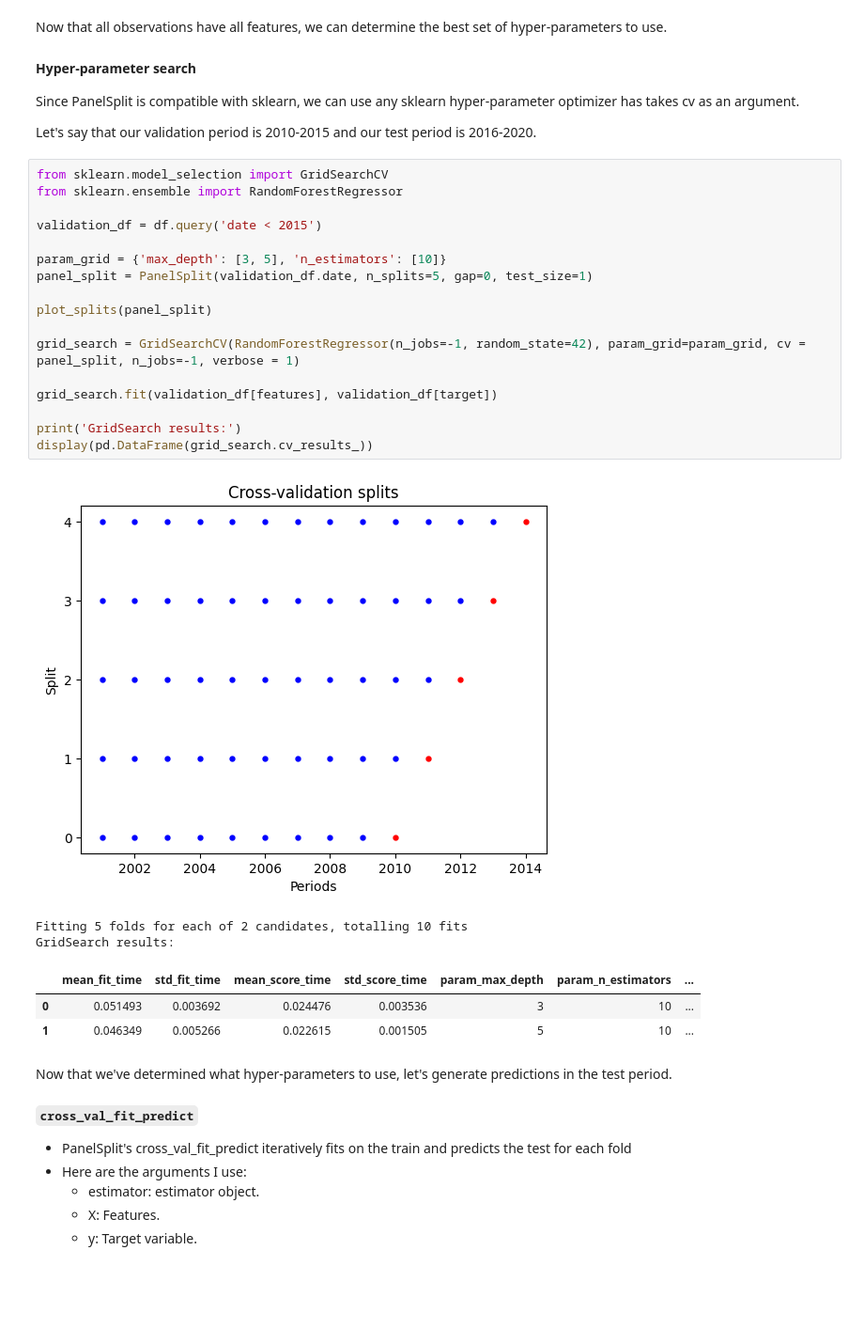
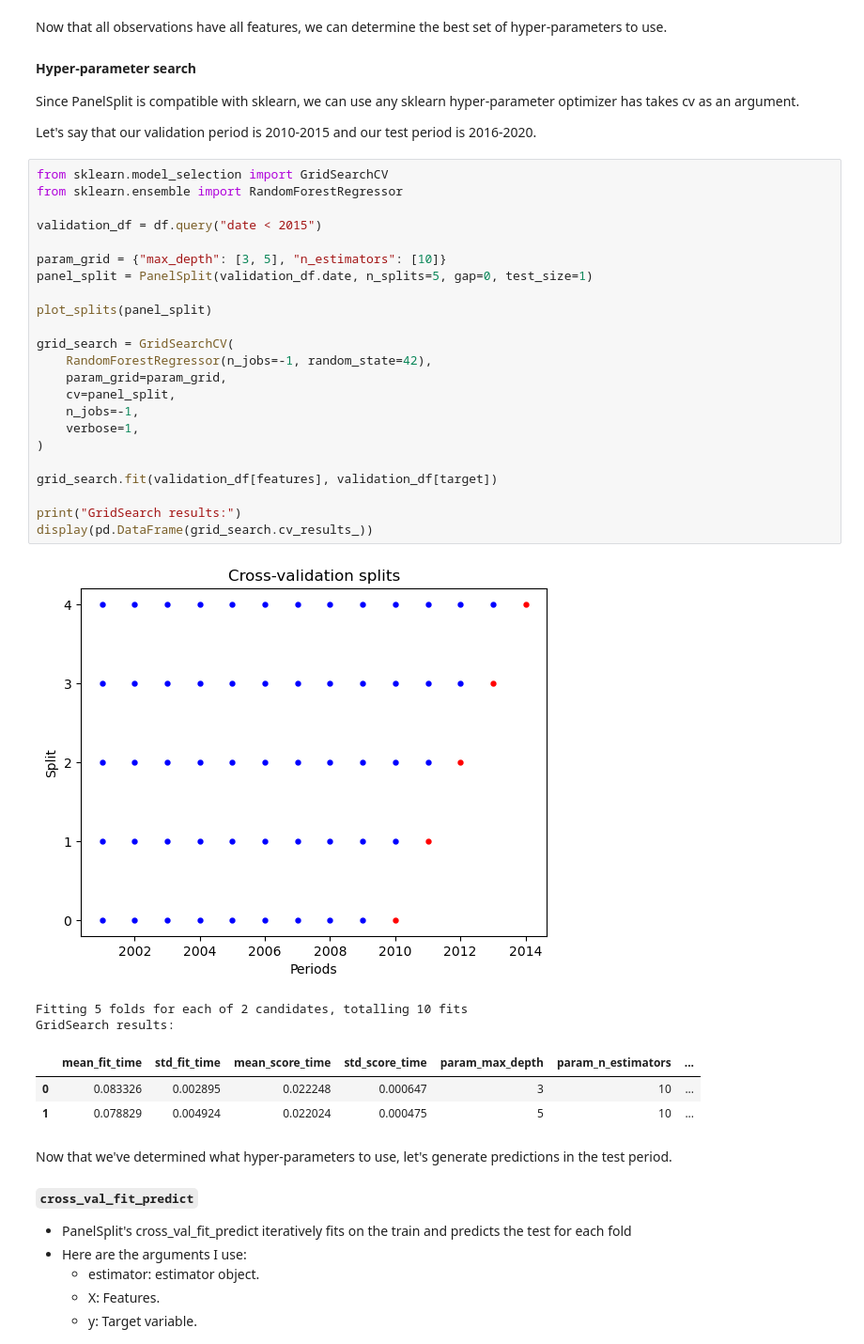
Before and after one commit to 4Freye/panelsplit, a Jupyter notebook: examples/An introduction to PanelSplit.ipynb, the cells around one changed output. Shown at 94% size. Saved outputs shown, nothing was run; the diff lists cells and outputs as text; blank space fills up the shorter version.

```diff
--- a/examples/An introduction to PanelSplit.ipynb
+++ b/examples/An introduction to PanelSplit.ipynb
@@ -108,27 +129,33 @@ Let's say that our validation period is 2010-2015 and our test period is 2016-20
 # %%
 from sklearn.model_selection import GridSearchCV
 from sklearn.ensemble import RandomForestRegressor
 
-validation_df = df.query('date < 2015')
+validation_df = df.query("date < 2015")
 
-param_grid = {'max_depth': [3, 5], 'n_estimators': [10]}
+param_grid = {"max_depth": [3, 5], "n_estimators": [10]}
 panel_split = PanelSplit(validation_df.date, n_splits=5, gap=0, test_size=1)
 
 plot_splits(panel_split)
 
-grid_search = GridSearchCV(RandomForestRegressor(n_jobs=-1, random_state=42), param_grid=param_grid, cv = panel_split, n_jobs=-1, verbose = 1)
+grid_search = GridSearchCV(
+    RandomForestRegressor(n_jobs=-1, random_state=42),
+    param_grid=param_grid,
+    cv=panel_split,
+    n_jobs=-1,
+    verbose=1,
+)
 
 grid_search.fit(validation_df[features], validation_df[target])
 
-print('GridSearch results:')
+print("GridSearch results:")
 display(pd.DataFrame(grid_search.cv_results_))
 # %% [output]
-[figure, old version]
+[figure, new version]
 Fitting 5 folds for each of 2 candidates, totalling 10 fits
 GridSearch results:
 |  | mean_fit_time | std_fit_time | mean_score_time | std_score_time | param_max_depth | param_n_estimators | ... |
-| 0 | 0.051493 | 0.003692 | 0.024476 | 0.003536 | 3 | 10 | ... |
-| 1 | 0.046349 | 0.005266 | 0.022615 | 0.001505 | 5 | 10 | ... |
+| 0 | 0.083326 | 0.002895 | 0.022248 | 0.000647 | 3 | 10 | ... |
+| 1 | 0.078829 | 0.004924 | 0.022024 | 0.000475 | 5 | 10 | ... |
 # %% [markdown]
 Now that we've determined what hyper-parameters to use, let's generate predictions in the test period.
 
```
Also changed, not shown: parts of 9 cells of this notebook, 7 other files.
